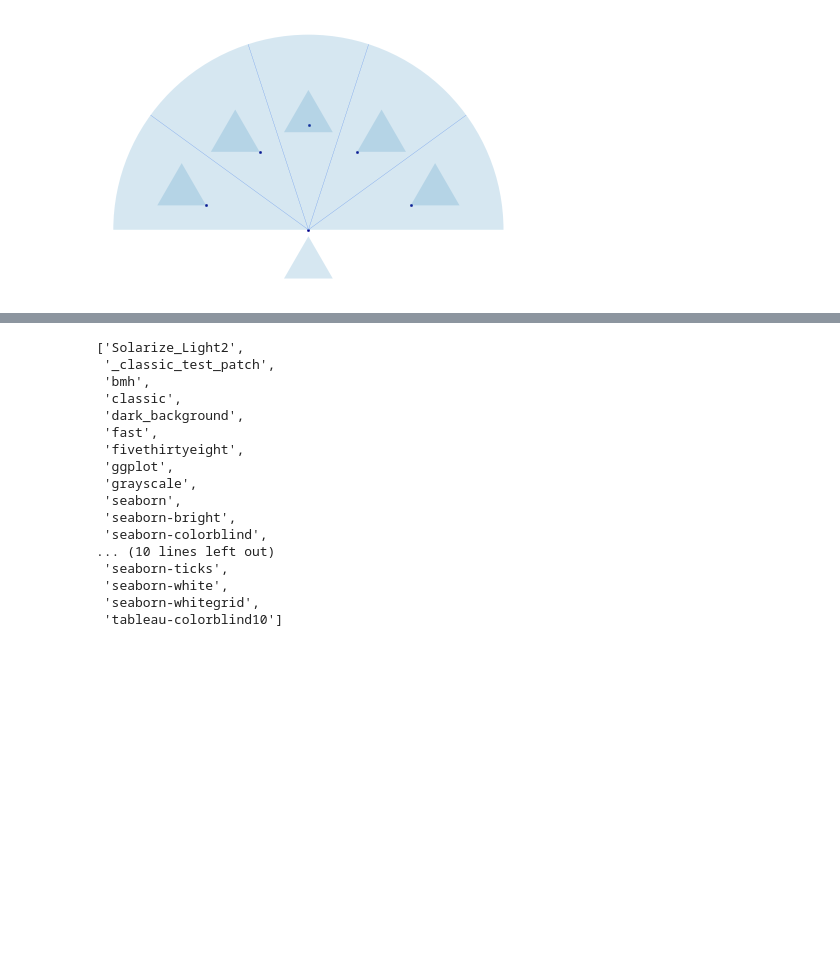
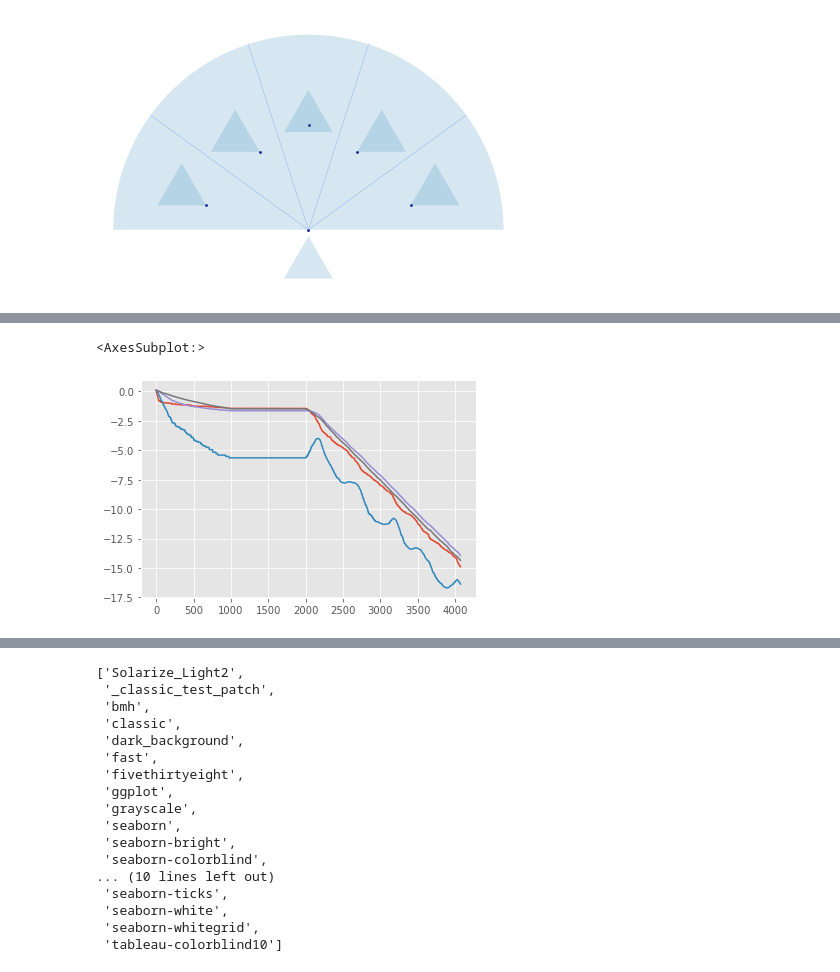
Before and after one commit to fbrand-new/reinforced-birds, a Jupyter notebook: AuxPlots.ipynb, the cells around one changed output, grey strips where cells are left out. Cells and saved outputs as stored; diff of their text form; code cells hidden in the pictures; blank space fills up the shorter version.

```diff
--- a/AuxPlots.ipynb
+++ b/AuxPlots.ipynb
@@ -168,3 +162,11 @@ KeyboardInterrupt:
 plot_policy("policy_evader.csv")
 # %% [output]
 [figure]
+# %%
+episodes_num = 5000
+states_num = 2**5-1
+index = ['Episode', 'State']
+df = pd.read_csv("policy_pursuer.csv")
+#Keep 0, 1, 4, 8, 16
+df.set_index(index, inplace=True)
+df = df.loc[(slice(None),[0,1,2,4,8,16]),:]
@@ -170,0 +184,8 @@ plot_policy("policy_evader.csv")
+# %%
+df.loc[(slice(None),0),"Left"].plot(use_index=False)
+df.loc[(slice(None),1),"Left"].plot(use_index=False)
+df.loc[(slice(None),2),"Left"].plot(use_index=False)
+df.loc[(slice(None),4),"Left"].plot(use_index=False)
+# %% [output]
+<AxesSubplot:>
+[figure, added]
```
Also changed, not shown: parts of 11 cells of this notebook, 5 other files.
